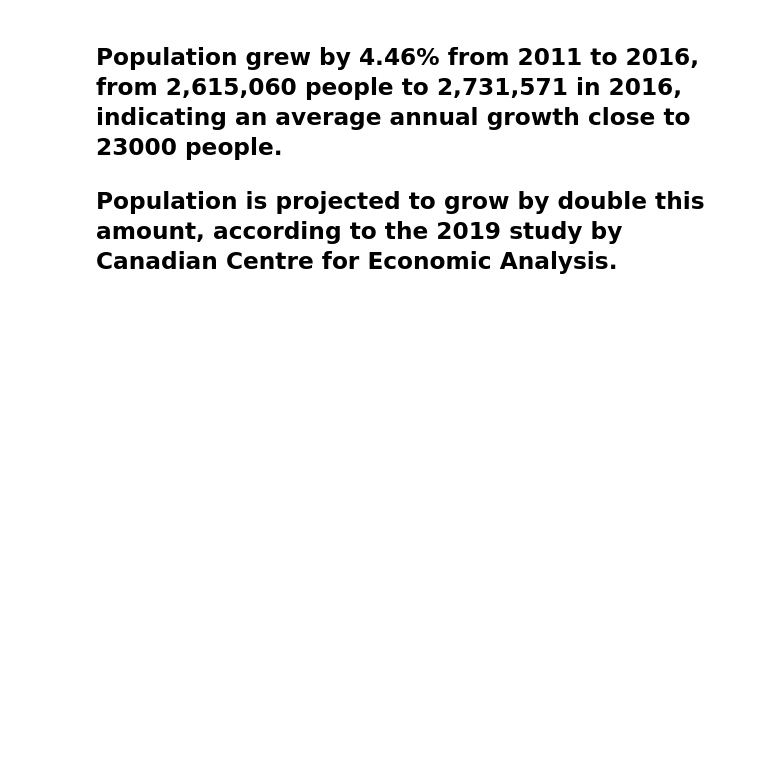
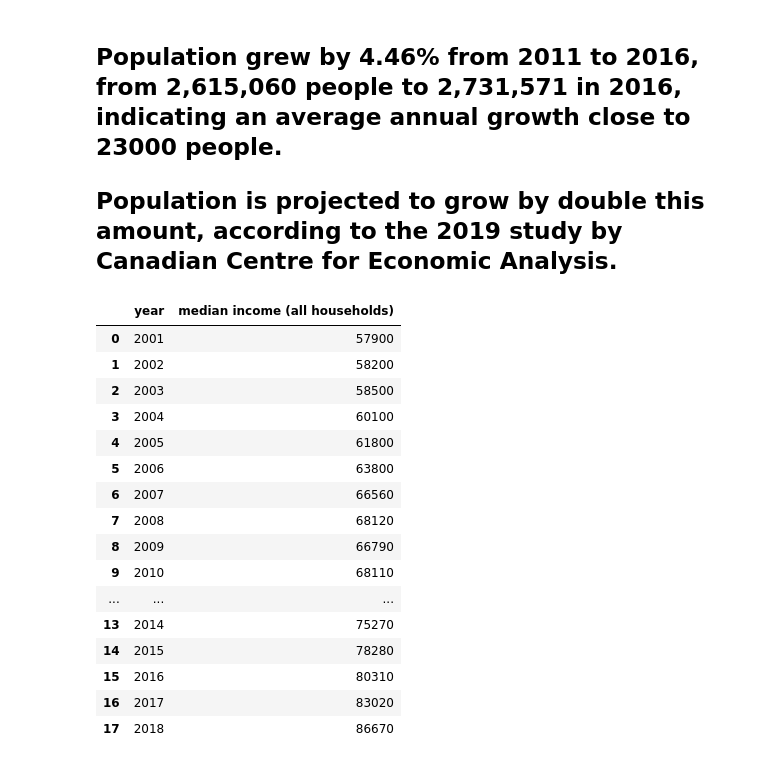
Before and after one commit to prashansa/TorontoHousingMarket, a Jupyter notebook: Toronto Housing Market.ipynb, the cells around one changed output. Saved outputs shown, nothing was run; the diff lists cells and outputs as text; code cells hidden in the pictures; blank space fills up the shorter version.

```diff
--- a/Toronto Housing Market.ipynb
+++ b/Toronto Housing Market.ipynb
@@ -51,3 +51,25 @@ Name: Toronto city population, dtype: float64
 ## Population grew by 4.46% from 2011 to 2016, from 2,615,060 people to 2,731,571 in 2016, indicating an average annual growth close to 23000 people.
 
 ## Population is projected to grow by double this amount, according to the 2019 study by Canadian Centre for Economic Analysis.
+# %%
+med_income_df = pd.read_csv('C:/Users/MMS-012/Documents/GitHub/TorontoHousingMarket/datasets/toronto-median-income.csv')
+med_income_df['median income (all households)'] = med_income_df['median income (all households)'].str.replace(',', '').astype(int)
+med_income_df
+# %% [output]
+|  | year | median income (all households) |
+| 0 | 2001 | 57900 |
+| 1 | 2002 | 58200 |
+| 2 | 2003 | 58500 |
+| 3 | 2004 | 60100 |
+| 4 | 2005 | 61800 |
+| 5 | 2006 | 63800 |
+| 6 | 2007 | 66560 |
+| 7 | 2008 | 68120 |
+| 8 | 2009 | 66790 |
+| 9 | 2010 | 68110 |
+| ... | ... | ... |
+| 13 | 2014 | 75270 |
+| 14 | 2015 | 78280 |
+| 15 | 2016 | 80310 |
+| 16 | 2017 | 83020 |
+| 17 | 2018 | 86670 |
```
Also changed, not shown: parts of 4 cells of this notebook, 3 other files.
